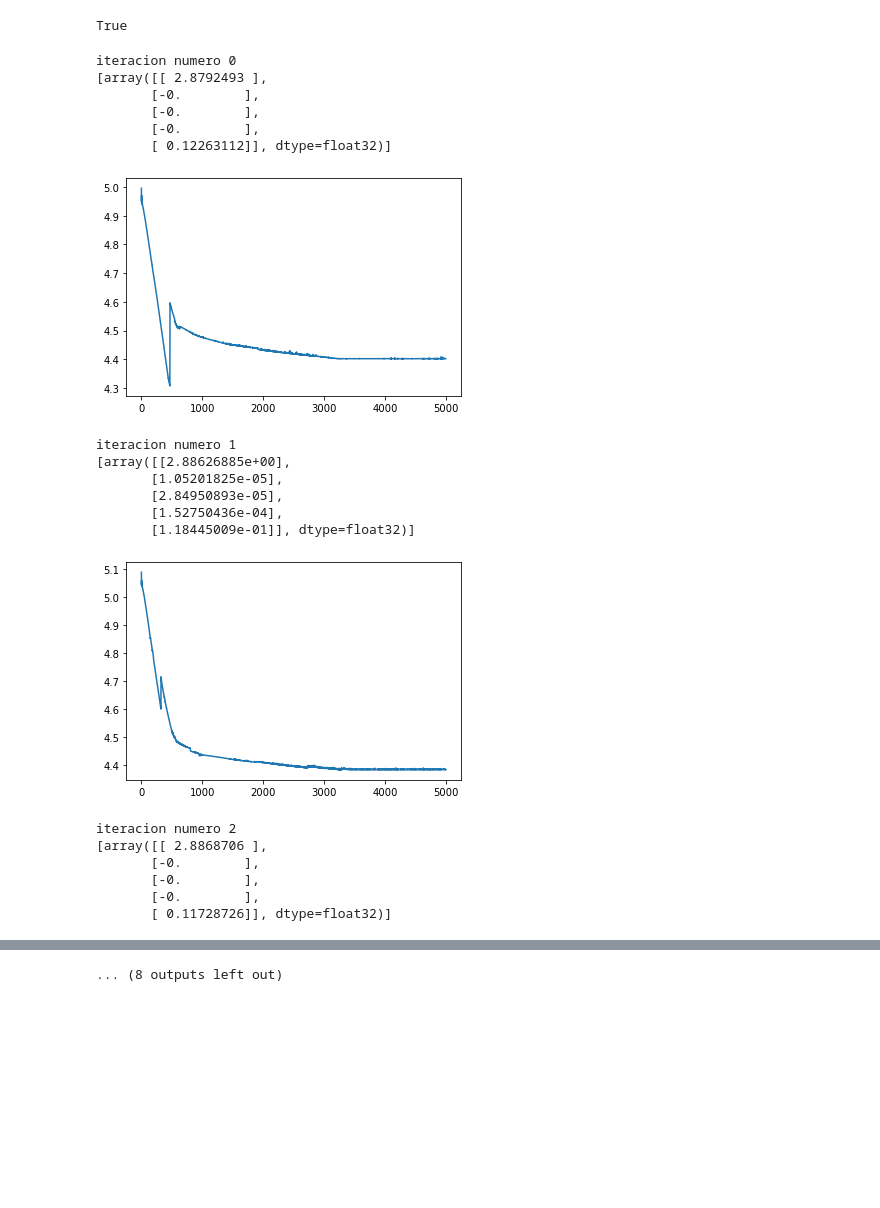
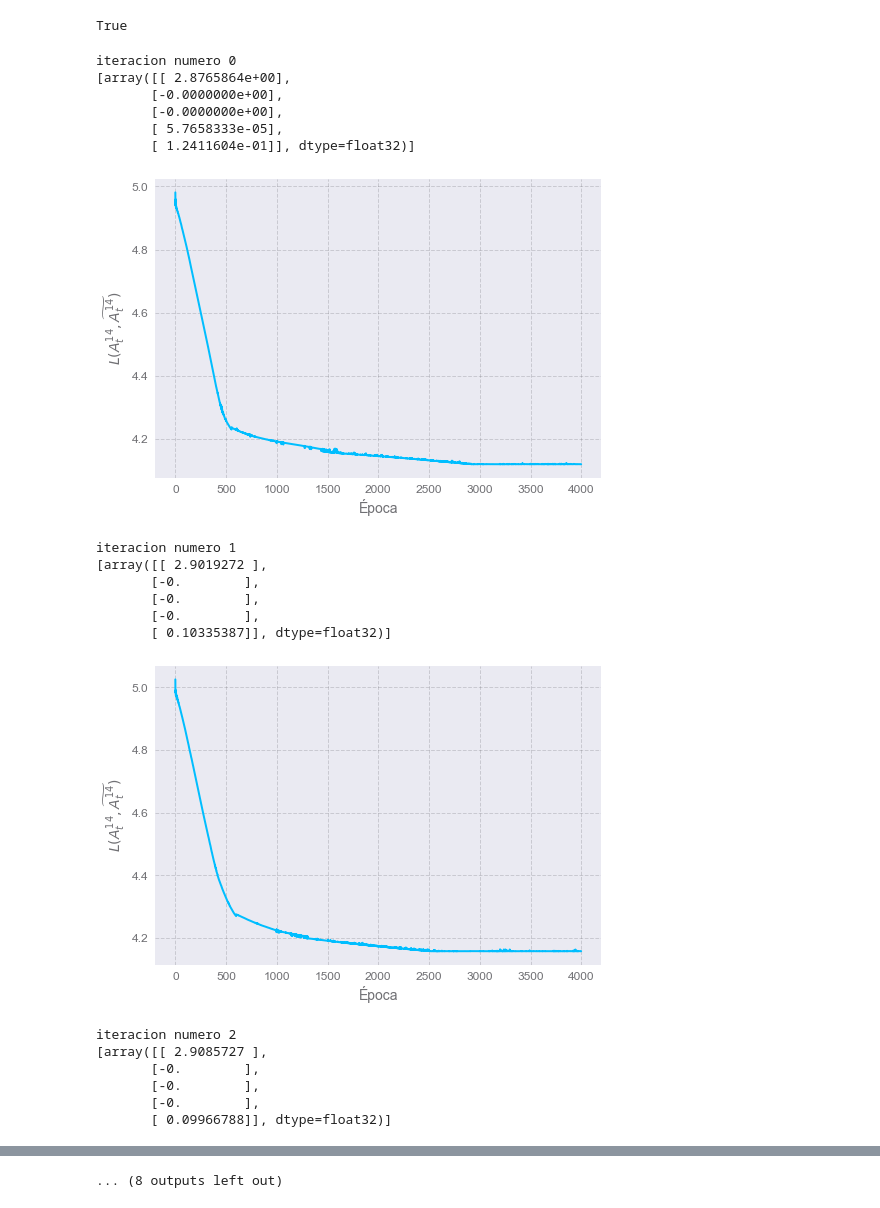
Before and after one commit to denisecammarota/tesis-ib, a Jupyter notebook: Practicando0/Optimizacion_2_5.ipynb, the cells around one changed output, grey strips where cells are left out. Cells and saved outputs as stored; diff of their text form; code cells hidden in the pictures; blank space fills up the shorter version.

```diff
--- a/Practicando0/Optimizacion_2_5.ipynb
+++ b/Practicando0/Optimizacion_2_5.ipynb
@@ -13,6 +13,9 @@ from keras.callbacks import History
 #using tensorflow backend
 # %% [output]
 Using TensorFlow backend.
+# %%
+plt.style.use('seaborn')
+plt.style.use('matplotlibrc.py')
 # %%
 def mse_custom(y_true,y_predicted):
     mse_mod = tf.math.reduce_mean(tf.math.abs(tf.subtract(y_true[3:-3],y_predicted[3:-3])))
@@ -371,52 +374,55 @@ for j in range(10):
     dias = np.copy(n_t[:,0]).astype(int)
     dias = dias[dias>=10]
     dias = dias[dias<=max(fecha_sintomas)-4]
     m1 = np.zeros((dias.shape[0],5)) #denominator of r7 expression
     m2 = np.zeros((dias.shape[0],3)) #numerator of r7 expression
     for i in dias:
         m1[i-10,:] = n_t[i-6:i-1,1]
         m2[i-10,:] = n_t[i-1:i+2,1]
     n_dias = m1.shape[0]
-    m1 += np.random.normal(0,10,m1.shape)
-    m2 += np.random.normal(0,10,m2.shape)
+    #m1 += np.random.normal(0,10,m1.shape)
+    #m2 += np.random.normal(0,10,m2.shape)
     mat = ret_matrix(n_dias)
     pop = 45376763 #poblacion en cuestion
     input_1 = keras.layers.Input(shape=(5,))
     input_2 = keras.layers.Input(shape=(3,))
     input_3 = keras.layers.Input(shape=(1,))
     initializer = keras.initializers.Ones() #the vector of weights a
     l_input_1 = keras.layers.Dense(1,activation='relu',kernel_initializer=my_init,use_bias=False,kernel_constraint=tf.keras.constraints.NonNeg())(input_1)
     l_input_2 = keras.layers.Dense(1,activation='relu',use_bias=False,kernel_initializer=initializer,trainable=False)(input_2)
     division = keras.layers.Lambda(lambda inputs:  tf.where(inputs[0] != 0, tf.math.minimum(inputs[1]/inputs[0],4), inputs[1]))([l_input_1, l_input_2])#calculates empirical rt
     mean = keras.layers.Lambda(lambda x: keras.backend.dot(mat,x))(division) #calculates mean r_seven in seven days
     cases = keras.layers.Multiply()([input_3,mean]) #cases for valid prediction,net output, padded with zeros at the end
     model = keras.Model(inputs=[input_1,input_2,input_3],outputs=[cases])
     optimizer = keras.optimizers.Adam(5e-3)
     model.compile(optimizer, loss=mse_custom)
-    history = model.fit([m1,m2,a*(100000/pop)], b*(100000/pop), epochs=5000, batch_size=n_dias,shuffle=False,verbose=0)
+    history = model.fit([m1,m2,a*(100000/pop)], b*(100000/pop), epochs=4000, batch_size=n_dias,shuffle=False,verbose=0)
     first_layer_weights = model.layers[2].get_weights()
     matrix[j,:] = np.array(first_layer_weights).flatten()
     print(first_layer_weights)
     plt.plot(history.history['loss'])
+    plt.xlabel('Época')
+    plt.ylabel(r'$L(A_{t}^{14},\widetilde{A_{t}^{14}})$')
+    plt.savefig('loss_example'+str(j)+'_2.pdf',bbox_inches='tight')
     plt.show()
 # %% [output]
 iteracion numero 0
-[array([[ 2.8792493 ],
-       [-0.        ],
-       [-0.        ],
-       [-0.        ],
-       [ 0.12263112]], dtype=float32)]
+[array([[ 2.8765864e+00],
+       [-0.0000000e+00],
+       [-0.0000000e+00],
+       [ 5.7658333e-05],
+       [ 1.2411604e-01]], dtype=float32)]
-[figure, old version]
+[figure, new version]
 iteracion numero 1
-[array([[2.88626885e+00],
-       [1.05201825e-05],
-       [2.84950893e-05],
-       [1.52750436e-04],
-       [1.18445009e-01]], dtype=float32)]
+[array([[ 2.9019272 ],
+       [-0.        ],
+       [-0.        ],
+       [-0.        ],
+       [ 0.10335387]], dtype=float32)]
-[figure, old version]
+[figure, new version]
 iteracion numero 2
-[array([[ 2.8868706 ],
+[array([[ 2.9085727 ],
        [-0.        ],
        [-0.        ],
        [-0.        ],
-       [ 0.11728726]], dtype=float32)]
+       [ 0.09966788]], dtype=float32)]
```
Also changed, not shown: parts of 2 cells of this notebook, 1 other file.
